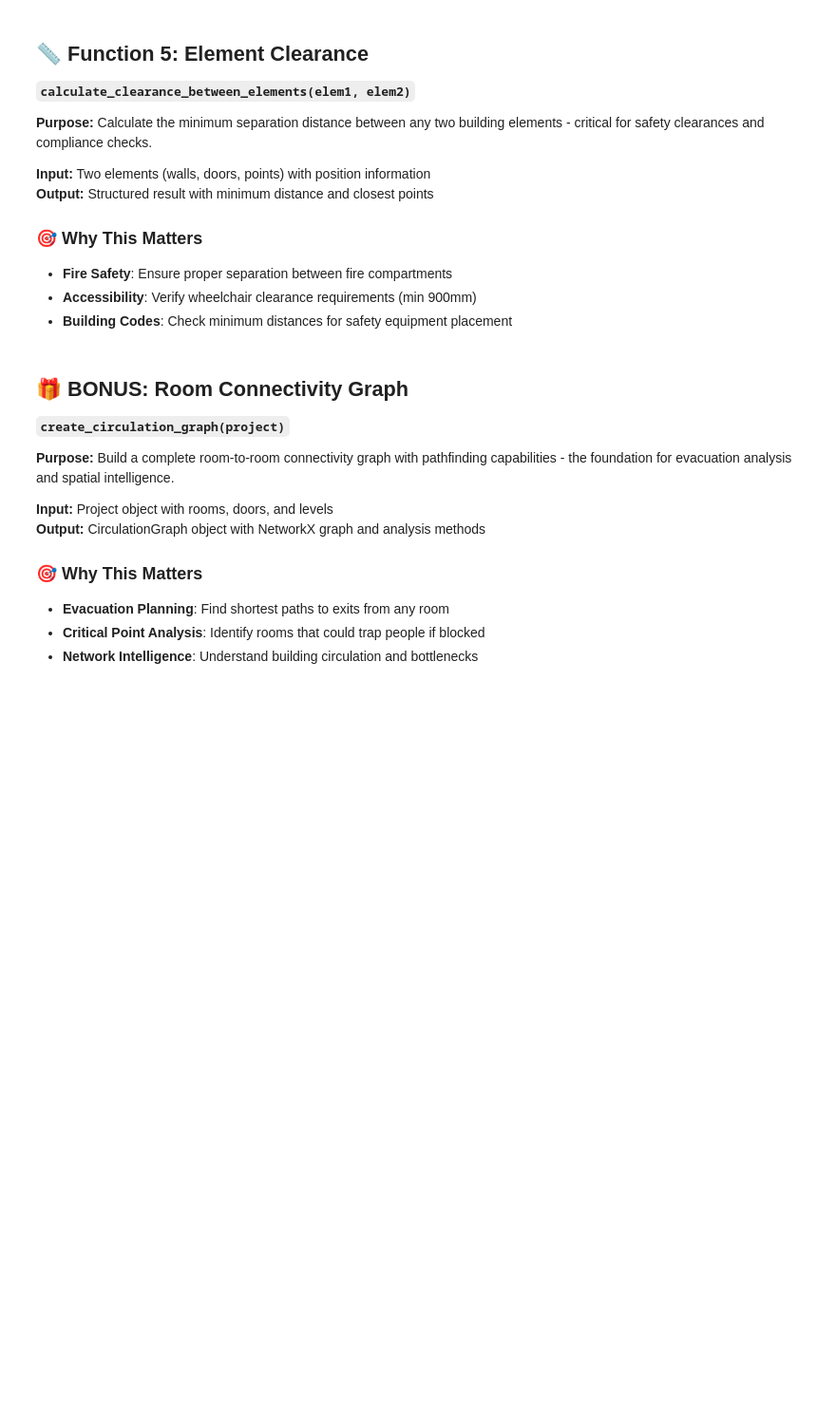
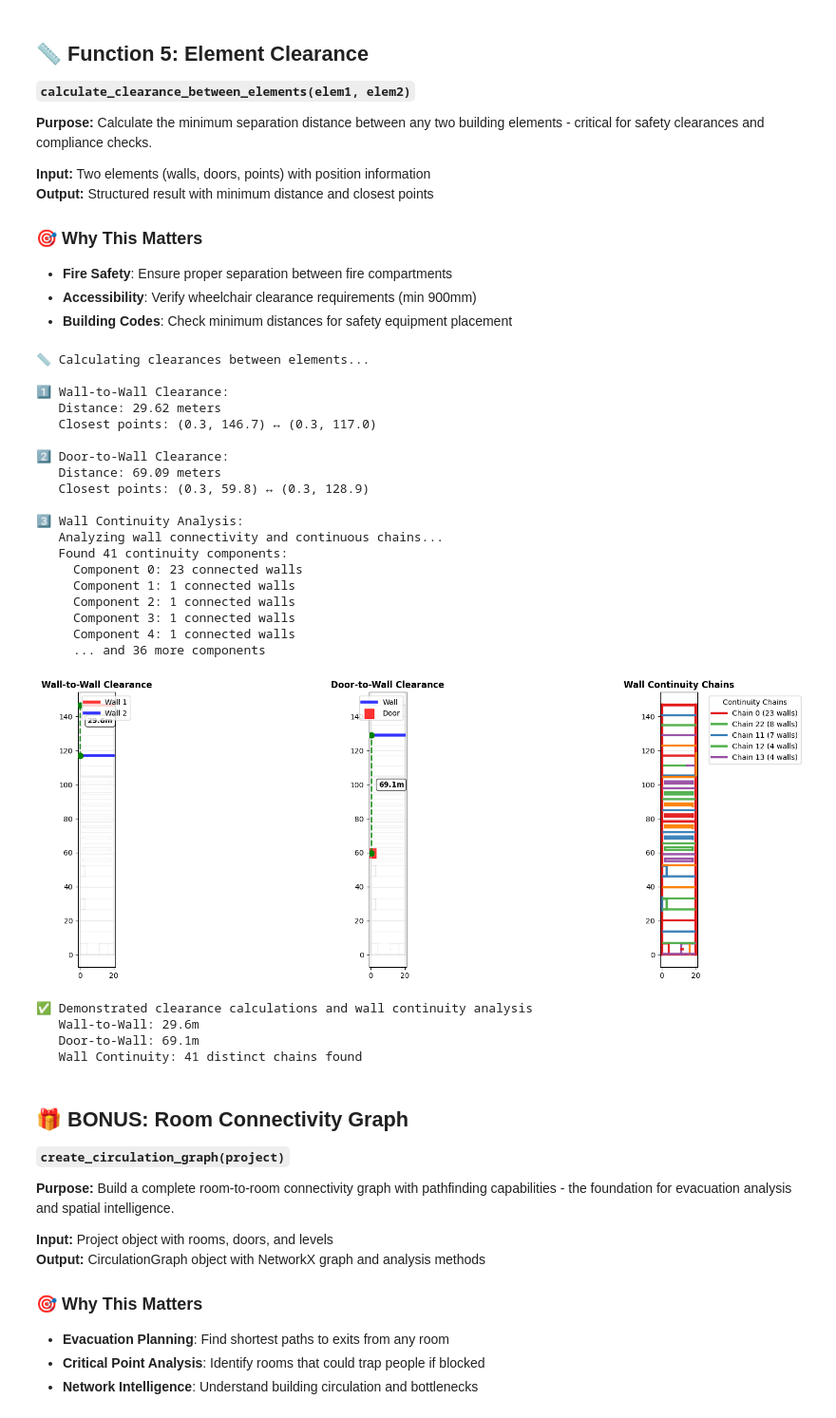
Before and after one commit to RaulAdSe/aec-agent, a Jupyter notebook: notebooks/02_calculations_progressive.ipynb, the cells around one changed output. Shown: that part at 95% size. Drawn from its saved outputs; the diff is of its cells as text; code cells hidden in the pictures; blank space fills up the shorter version.

```diff
--- a/notebooks/02_calculations_progressive.ipynb
+++ b/notebooks/02_calculations_progressive.ipynb
@@ -851,34 +864,59 @@ random.seed(42)  # For consistent colors
 # assign a distinct color per continuity component
 comp_colors = []
 for i in range(len(components)):
     comp_colors.append(palette[i % len(palette)])
 
 for comp_idx, comp in enumerate(components):
     color = comp_colors[comp_idx]
     for idx in comp:
         draw_wall(ax3, walls[idx], color=color, lw=3, alpha=0.95, z=2)
 
 # Create legend for largest components
 largest_components = sorted(enumerate(components), key=lambda x: len(x[1]), reverse=True)[:5]
 from matplotlib.lines import Line2D
 legend_elements = [Line2D([0], [0], color=comp_colors[comp_idx], lw=3,
                          label=f'Chain {comp_idx} ({len(comp)} walls)')
                   for comp_idx, comp in largest_components]
-ax3.legend(handles=legend_elements, title='Continuity Chains', loc='upper right')
+ax3.legend(handles=legend_elements, title='Continuity Chains', bbox_to_anchor=(1.2, 1), loc='upper left')
 
 ax3.set_title('Wall Continuity Chains', fontweight='bold')
 ax3.set_aspect('equal')
 ax3.grid(True, alpha=0.3)
 
 plt.tight_layout()
 plt.show()
 
 print(f"\n✅ Demonstrated clearance calculations and wall continuity analysis")
 if result1['success']:
     print(f"   Wall-to-Wall: {result1['clearance_m']:.1f}m")
 if all_doors and result2['success']:
     print(f"   Door-to-Wall: {result2['clearance_m']:.1f}m")
 print(f"   Wall Continuity: {len(components)} distinct chains found")
+# %% [output]
+📏 Calculating clearances between elements...
+
+1️⃣ Wall-to-Wall Clearance:
+   Distance: 29.62 meters
+   Closest points: (0.3, 146.7) ↔ (0.3, 117.0)
+
+2️⃣ Door-to-Wall Clearance:
+   Distance: 69.09 meters
+   Closest points: (0.3, 59.8) ↔ (0.3, 128.9)
+
+3️⃣ Wall Continuity Analysis:
+   Analyzing wall connectivity and continuous chains...
+   Found 41 continuity components:
+     Component 0: 23 connected walls
+     Component 1: 1 connected walls
+     Component 2: 1 connected walls
+     Component 3: 1 connected walls
+     Component 4: 1 connected walls
+     ... and 36 more components
+[figure, added]
+✅ Demonstrated clearance calculations and wall continuity analysis
+   Wall-to-Wall: 29.6m
+   Door-to-Wall: 69.1m
+   Wall Continuity: 41 distinct chains found
 # %% [markdown]
 ## 🎁 BONUS: Room Connectivity Graph
 
```
Also changed, not shown: parts of 1 cell of this notebook, 5 other files.
